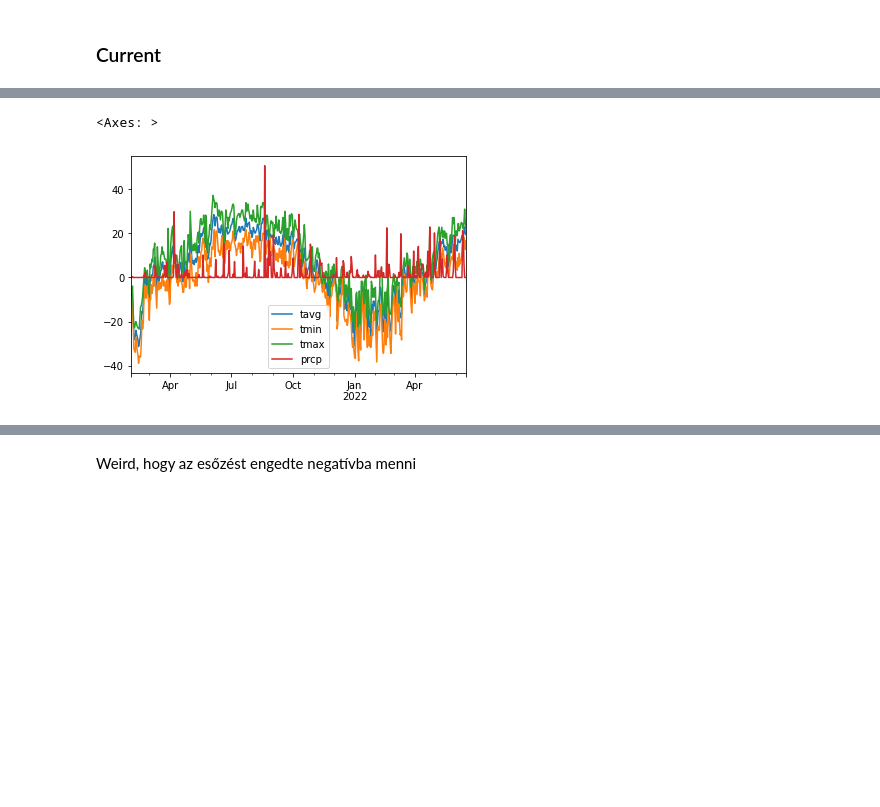
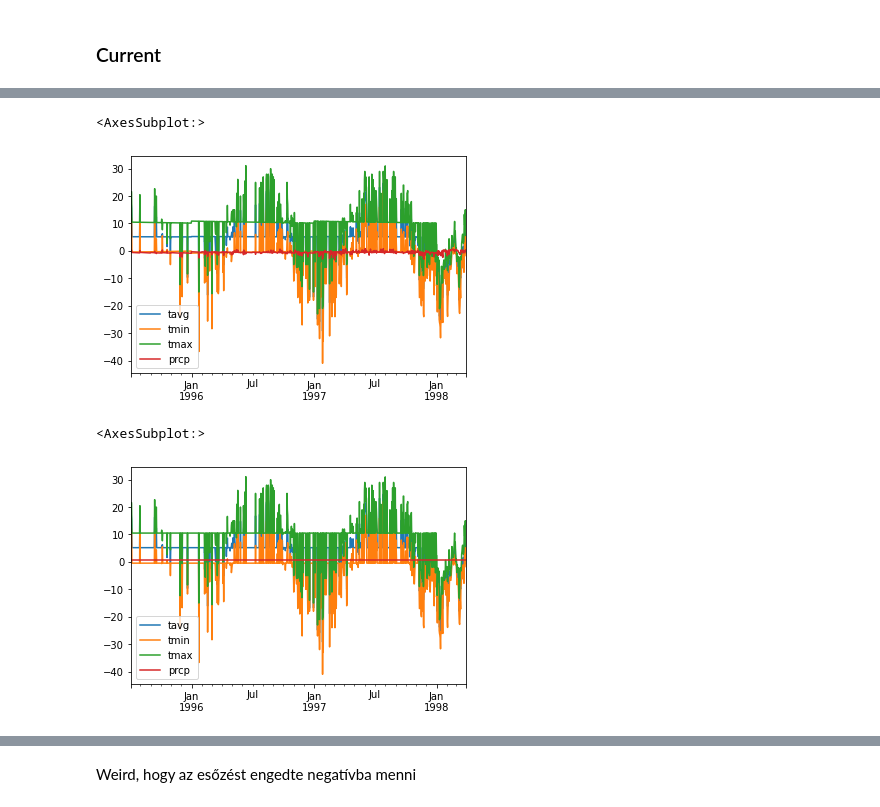
Before and after one commit to danFjs/QuantCh, a Jupyter notebook: Qualifier_sandbox.ipynb, the cells around one changed output, grey strips where cells are left out. Saved outputs shown, nothing was run; the diff lists cells and outputs as text; code cells hidden in the pictures; blank space fills up the shorter version.

```diff
--- a/JOebiden.ipynb
+++ b/Qualifier_sandbox.ipynb
@@ -783,5 +758,10 @@ station_dict[list(station_dict_imp.keys())[8]][['tavg','tmin','tmax','prcp']].ta
 # %%
-station_dict_imp[list(station_dict_imp.keys())[8]][['tavg','tmin','tmax','prcp']][-500:].plot()
+station_dict_imp[list(station_dict_imp.keys())[8]][['tavg','tmin','tmax','prcp']][0:1000].plot()
 # %% [output]
-<Axes: >
+<AxesSubplot:>
-[figure, old version]
+[figure, new version]
+# %%
+station_dict_imp[list(station_dict_imp.keys())[8]][['tavg','tmin','tmax','prcp']][0:1000].plot()
+# %% [output]
+<AxesSubplot:>
+[figure, added]
```
Also changed, not shown: parts of 75 cells of this notebook, 5 other files.
